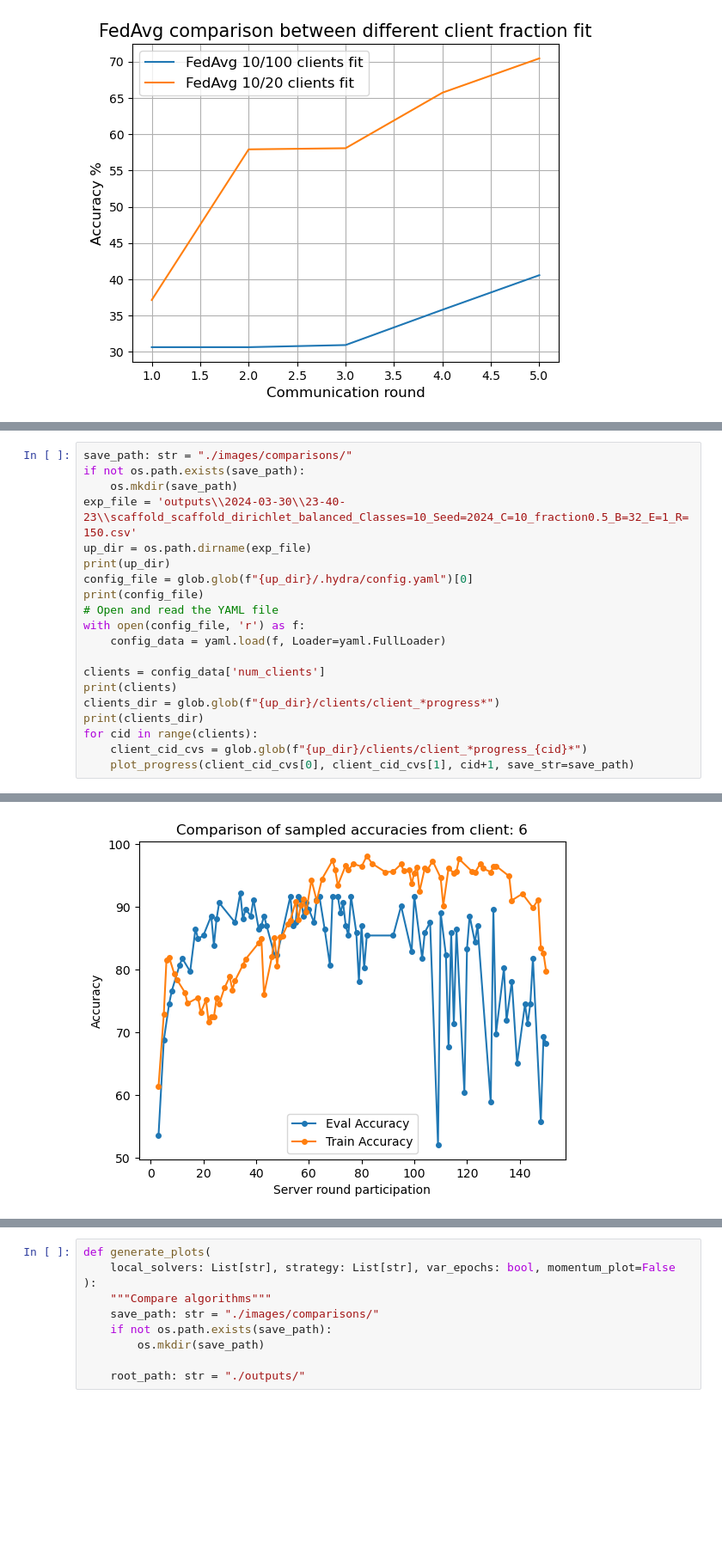
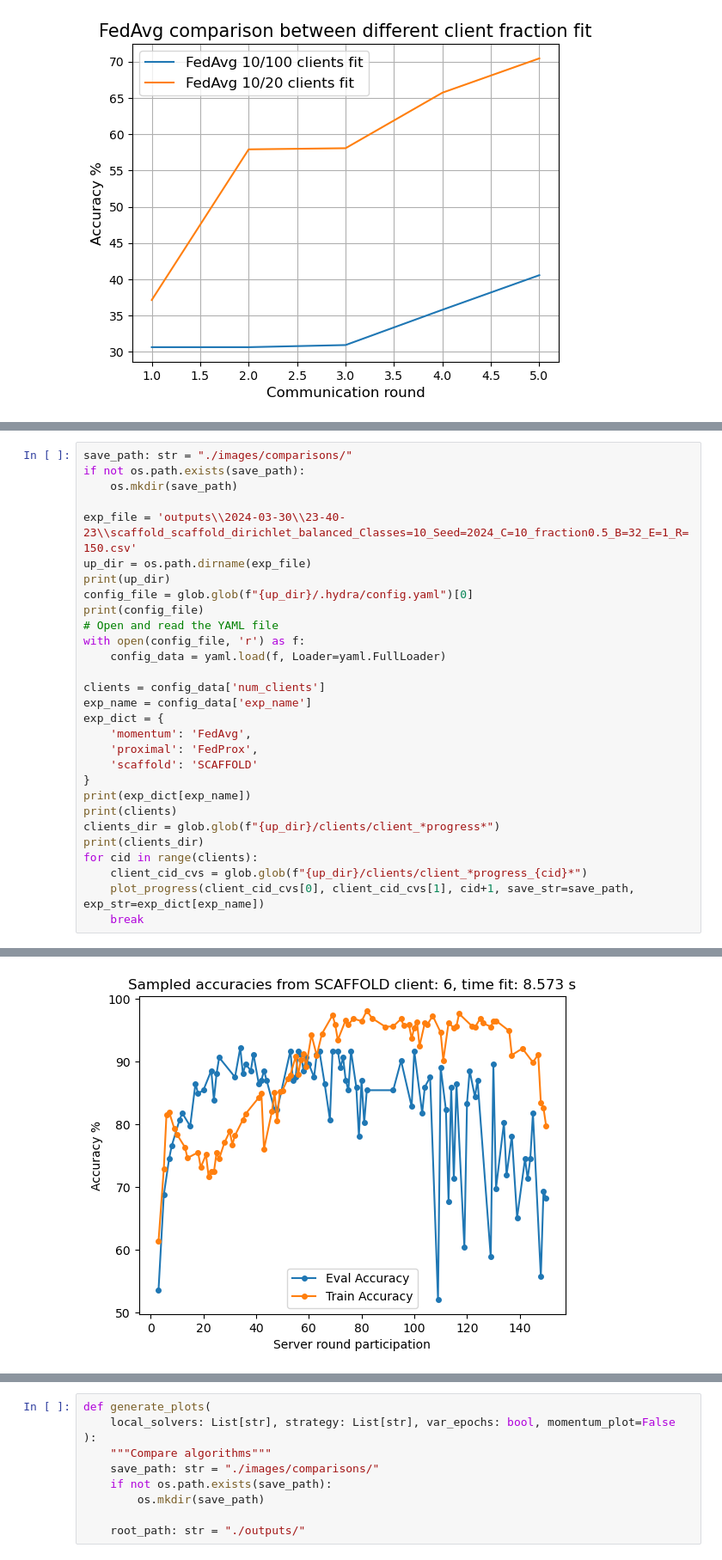
Before and after one commit to stavrosb00/FedLearningFoodClassification, a Jupyter notebook: visual.ipynb, the cells around one changed output, grey strips where cells are left out. Shown: that part at 86% size. Drawn from its saved outputs; the diff is of its cells as text; blank space fills up the shorter version.

```diff
--- a/visual.ipynb
+++ b/visual.ipynb
@@ -179,6 +447,7 @@ def plot_progress(eval_file, train_file, cid: int, save_str: str):
 save_path: str = "./images/comparisons/"
 if not os.path.exists(save_path):
     os.mkdir(save_path)
+
 exp_file = 'outputs\\2024-03-30\\23-40-23\\scaffold_scaffold_dirichlet_balanced_Classes=10_Seed=2024_C=10_fraction0.5_B=32_E=1_R=150.csv'
 up_dir = os.path.dirname(exp_file)
 print(up_dir)
@@ -189,12 +458,20 @@ with open(config_file, 'r') as f:
     config_data = yaml.load(f, Loader=yaml.FullLoader)
 
 clients = config_data['num_clients']
+exp_name = config_data['exp_name']
+exp_dict = {
+    'momentum': 'FedAvg',
+    'proximal': 'FedProx',
+    'scaffold': 'SCAFFOLD'
+}
+print(exp_dict[exp_name])
 print(clients)
 clients_dir = glob.glob(f"{up_dir}/clients/client_*progress*")
 print(clients_dir)
 for cid in range(clients):
     client_cid_cvs = glob.glob(f"{up_dir}/clients/client_*progress_{cid}*")
-    plot_progress(client_cid_cvs[0], client_cid_cvs[1], cid+1, save_str=save_path)
+    plot_progress(client_cid_cvs[0], client_cid_cvs[1], cid+1, save_str=save_path, exp_str=exp_dict[exp_name])
+    break
 # %% [output]
 outputs\2024-03-30\23-40-23
 outputs\2024-03-30\23-40-23/.hydra/config.yaml
@@ -209 +487 @@ outputs\2024-03-30\23-40-23/.hydra/config.yaml
-[figure, old version]
+[figure, new version]
```
Also changed, not shown: parts of 10 cells of this notebook, 17 other files.
